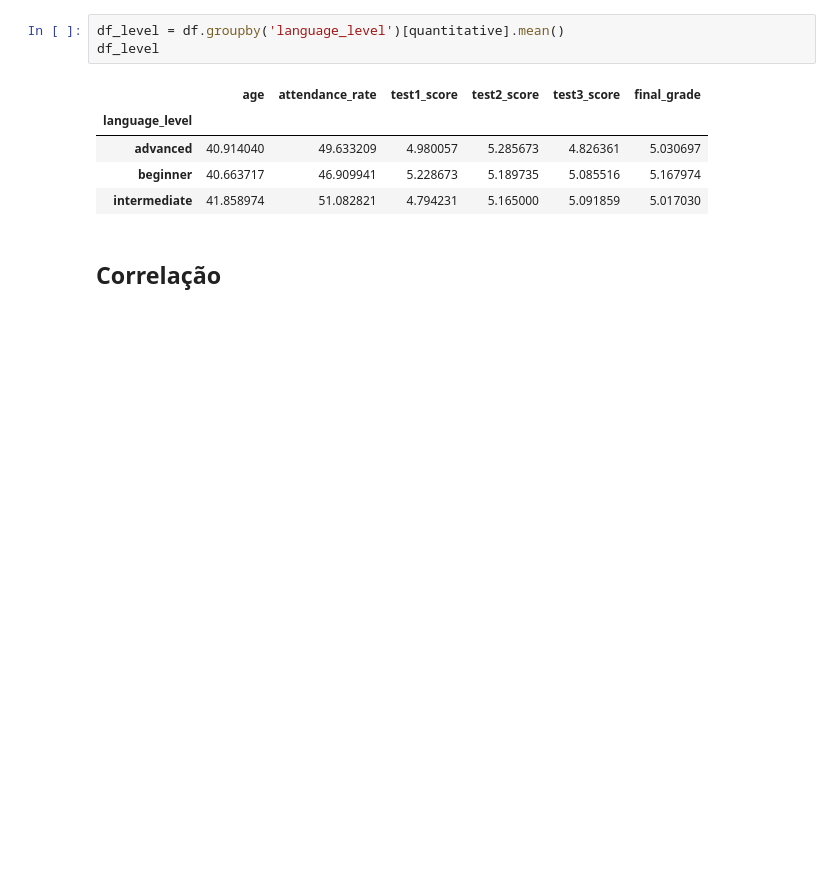
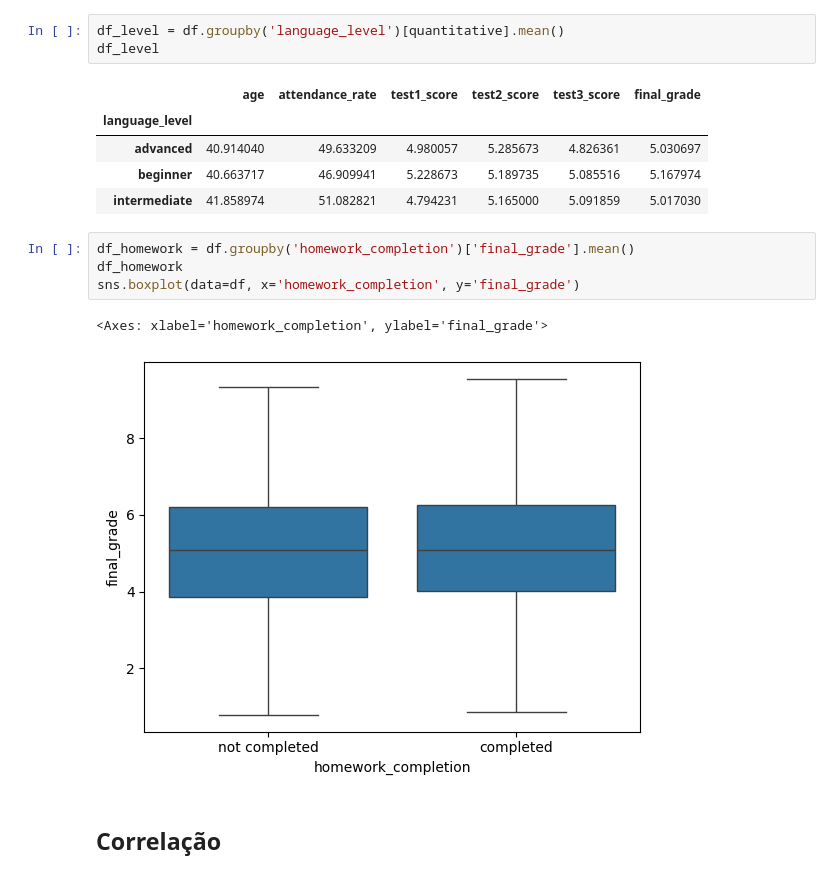
Before and after one commit to happo1/eda-students-performance, a Jupyter notebook: notebooks/eda.ipynb, the cells around one changed output. Saved outputs shown, nothing was run; the diff lists cells and outputs as text; blank space fills up the shorter version.

```diff
--- a/notebooks/eda.ipynb
+++ b/notebooks/eda.ipynb
@@ -267,6 +278,13 @@ df_level
 | advanced | 40.914040 | 49.633209 | 4.980057 | 5.285673 | 4.826361 | 5.030697 |
 | beginner | 40.663717 | 46.909941 | 5.228673 | 5.189735 | 5.085516 | 5.167974 |
 | intermediate | 41.858974 | 51.082821 | 4.794231 | 5.165000 | 5.091859 | 5.017030 |
+# %%
+df_homework = df.groupby('homework_completion')['final_grade'].mean()
+df_homework
+sns.boxplot(data=df, x='homework_completion', y='final_grade')
+# %% [output]
+<Axes: xlabel='homework_completion', ylabel='final_grade'>
+[figure, added]
 # %% [markdown]
 ## Correlação
 # %%
```
Also changed, not shown: parts of 3 cells of this notebook, 5 other files.
